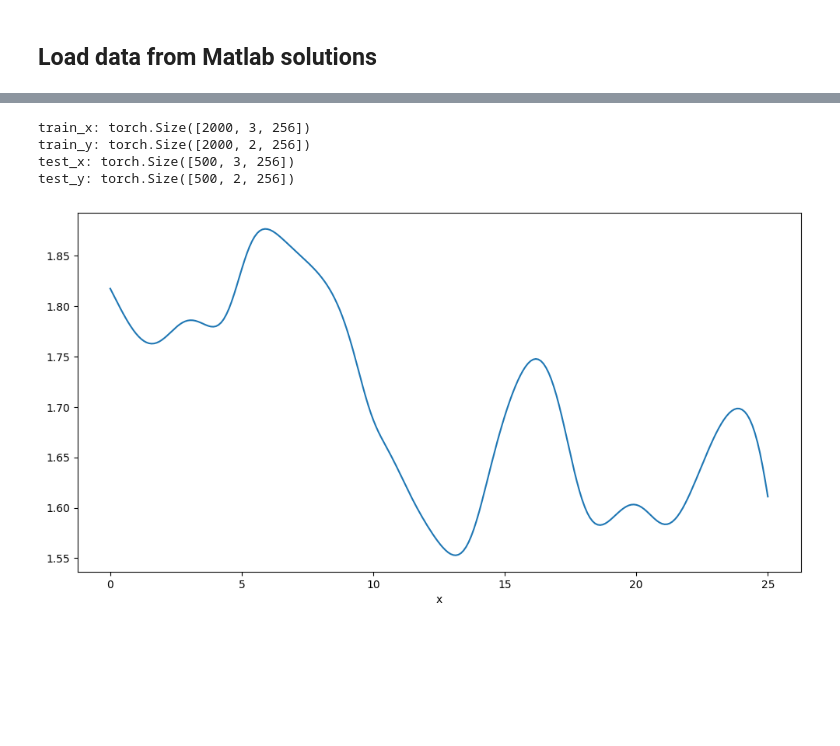
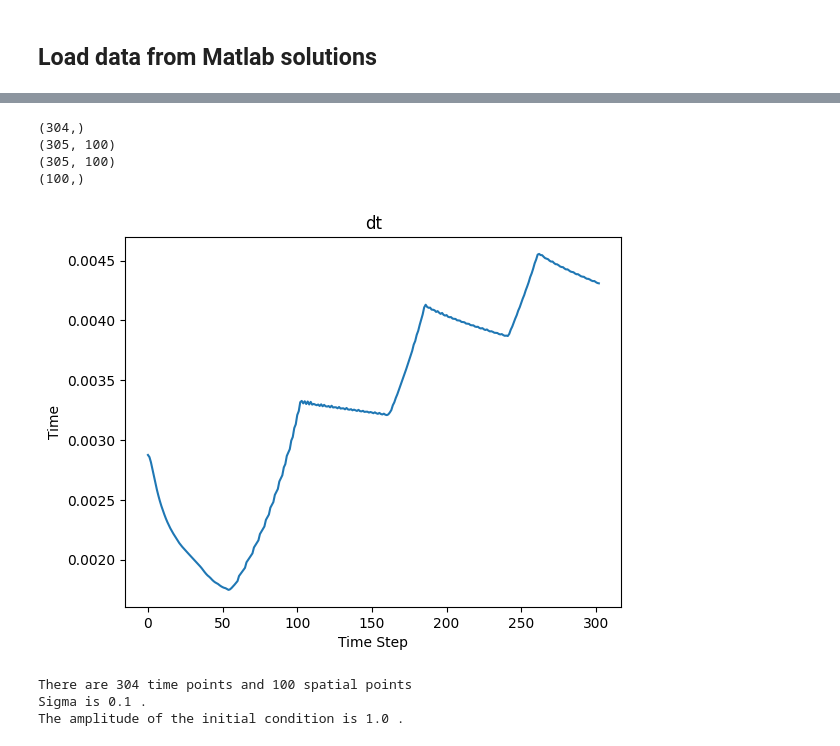
Before and after one commit to MelissaJessen/Shallow-Water-Equations, a Jupyter notebook: data-generation.ipynb, the cells around one changed output, grey strips where cells are left out. Cells and saved outputs as stored; diff of their text form; code cells hidden in the pictures; blank space fills up the shorter version.

```diff
--- a/data-generation.ipynb
+++ b/data-generation.ipynb
@@ -72,22 +119,27 @@ train_y, test_y = torch.tensor(u[:n_train], dtype=torch.float32), torch.tensor(u
-# %%
-# Print shapes
-print(f"train_x: {train_x.shape}")
-print(f"train_y: {train_y.shape}")
-
-print(f"test_x: {test_x.shape}")
-print(f"test_y: {test_y.shape}")
-# %% [output]
-train_x: torch.Size([2000, 3, 256])
-train_y: torch.Size([2000, 2, 256])
-test_x: torch.Size([500, 3, 256])
-test_y: torch.Size([500, 2, 256])
-# %%
-h = train_y[0,0,:]
-
-# Plot data
-plt.figure(figsize=(12, 6))
-plt.plot(mesh, h)
-plt.xlabel("x")
-plt.show()
-# %% [output]
-[figure, removed]
+# %%
+print(time_all.shape)
+print(h_all.shape)
+print(u_all.shape)
+print(x.shape)
+# %% [output]
+(304,)
+(305, 100)
+(305, 100)
+(100,)
+# %%
+# Plot the time steps difference
+plt.plot(np.diff(time_all))
+plt.xlabel('Time Step')
+plt.ylabel('Time')
+plt.title('dt')
+plt.show()
+# %% [output]
+[figure, added]
+# %%
+print('There are {} time points and {} spatial points'.format(time_all.shape[0], x.shape[0]))
+print('Sigma is',sigma,'.')
+print('The amplitude of the initial condition is', h0,'.')
+# %% [output]
+There are 304 time points and 100 spatial points
+Sigma is 0.1 .
+The amplitude of the initial condition is 1.0 .
```
Also changed, not shown: parts of 17 cells of this notebook, 28 other files.
